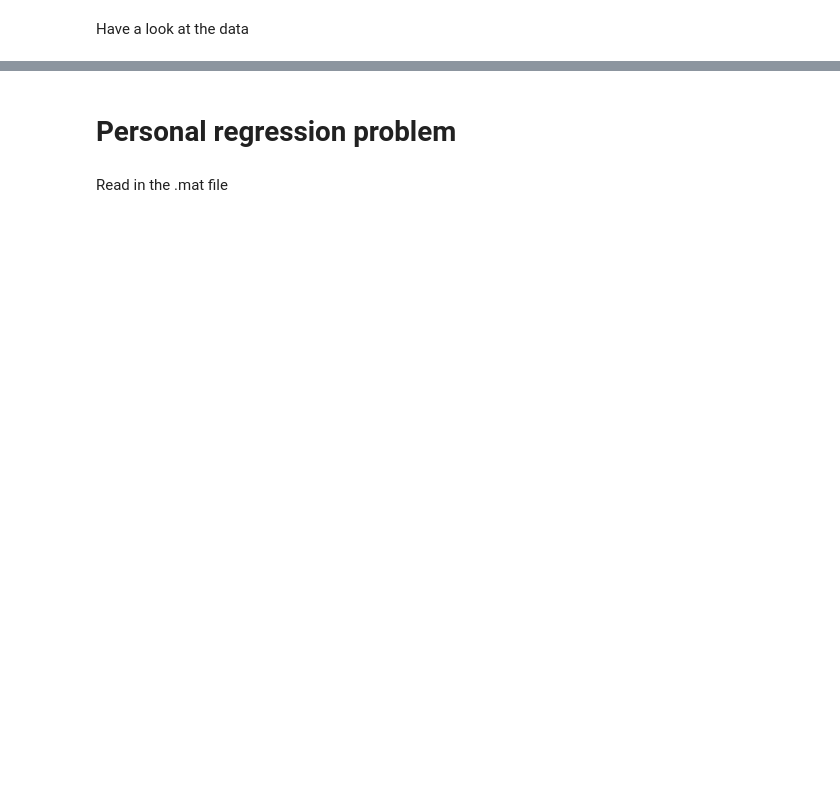
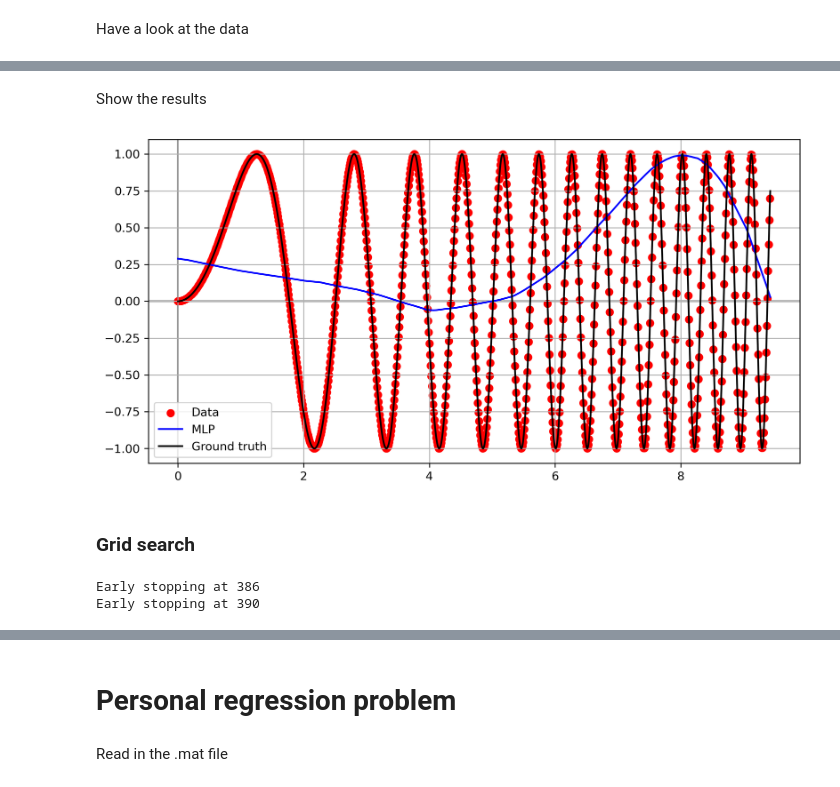
Before and after one commit to ThibeauWouters/ANN, a Jupyter notebook: Assignment 1/assignment1.ipynb, the cells around one changed output, grey strips where cells are left out. Cells and saved outputs as stored; diff of their text form; code cells hidden in the pictures; blank space fills up the shorter version.

```diff
--- a/Assignment 1/assignment1.ipynb
+++ b/Assignment 1/assignment1.ipynb
@@ -70,0 +235,22 @@ net = FeedForwardNet(input_size=1, output_size=1, hidden_size=20)
+# %% [markdown]
+Show the results
+# %%
+# Get the true function
+true_x = np.arange(0, SIN_EXERCISE_END_INTERVAL, 0.001)
+true_y = f(true_x)
+
+# Scatterplot of the training data
+plt.scatter(X, y, color='red', label="Data")
+# For the prediction, also normalize the true_x data
+plt.plot(true_x, net.predict(((true_x-mean)/std).reshape(-1,1)), color = 'blue', label="MLP")
+# Line of true function
+plt.plot(true_x, true_y, color="black", label="Ground truth")
+plt.grid()
+plt.axhline(0, color="gray", zorder=0.01)
+plt.axvline(0, color="gray", zorder=0.01)
+plt.legend()
+plt.show()
+# %% [output]
+[figure, added]
+# %% [markdown]
+### Grid search
@@ -70,0 +293,5 @@ net = FeedForwardNet(input_size=1, output_size=1, hidden_size=20)
+# %%
+grid_search(param_dict, X_train, y_train, X_valid, y_valid, put_timestamp=False)
+# %% [output]
+Early stopping at 386
+Early stopping at 390
```
Also changed, not shown: parts of 39 cells of this notebook, 3 other files.
